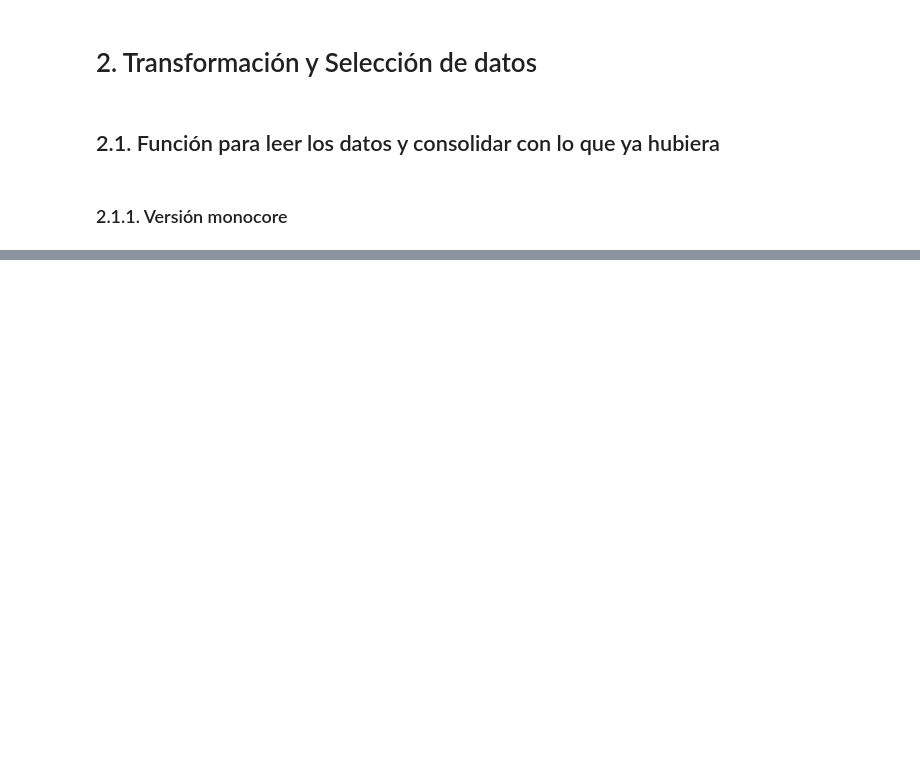
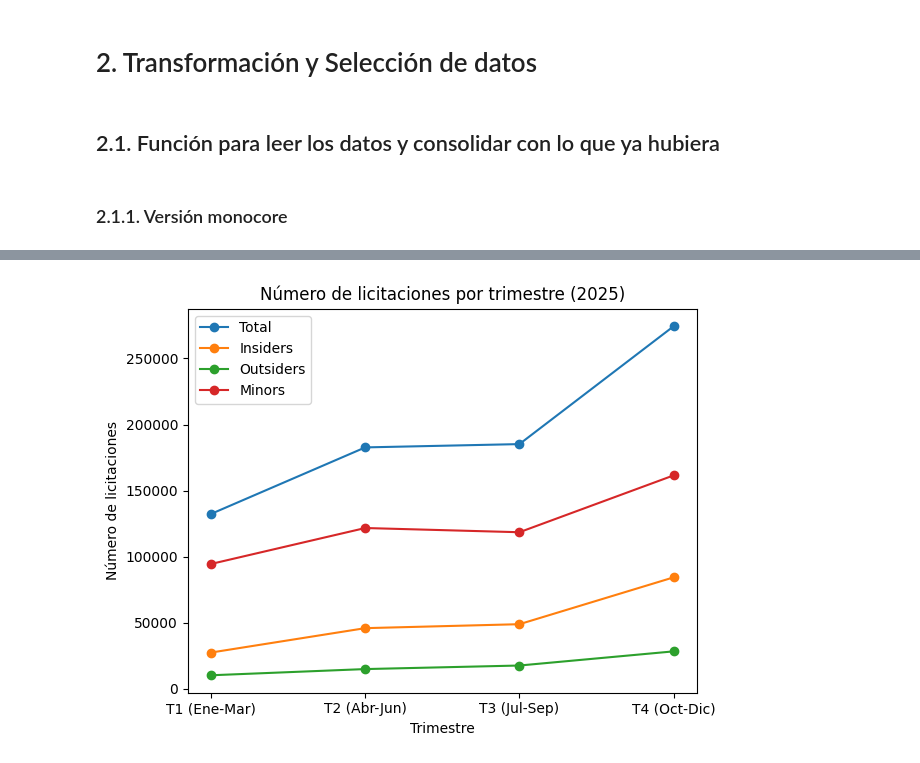
Before and after one commit to jeroarenas/PLACEingest, a Jupyter notebook: PLACE_analysis.ipynb, the cells around one changed output, grey strips where cells are left out. Saved outputs shown, nothing was run; the diff lists cells and outputs as text; code cells hidden in the pictures; blank space fills up the shorter version.

```diff
--- a/PLACE_analysis.ipynb
+++ b/PLACE_analysis.ipynb
@@ -2405,0 +1833,23 @@ Index(['id', 'link', 'summary', 'objective', 'updated', 'expedient',
+# %%
+def agregados_trimestre(df):
+    agg = (
+        df.dropna(subset=["trimestre"])
+          .groupby(["year", "trimestre"])
+          .agg(
+              n_licitaciones=("id", "count"),
+              importe_sin_iva=("presupuesto_sin_iva", "sum")
+          )
+          .reset_index()
+          .sort_values(["year", "trimestre"])
+    )
+    return agg
+
+agg_total = agregados_trimestre(df_all)
+agg_in = agregados_trimestre(df_in)
+agg_out = agregados_trimestre(df_out)
+agg_min = agregados_trimestre(df_min)
+
+print("TOTAL\n", agg_total.head())
+print("INSIDERS\n", agg_in.head())
+print("OUTSIDERS\n", agg_out.head())
+print("MINORS\n", agg_min.head())
@@ -2405,0 +1874,22 @@ Index(['id', 'link', 'summary', 'objective', 'updated', 'expedient',
+# %%
+agg_total_2025 = agg_total[agg_total["year"] == 2025]
+agg_in_2025 = agg_in[agg_in["year"] == 2025]
+agg_out_2025 = agg_out[agg_out["year"] == 2025]
+agg_min_2025 = agg_min[agg_min["year"] == 2025]
+# %%
+import matplotlib.pyplot as plt
+
+plt.figure()
+plt.plot(agg_total_2025["trimestre"], agg_total_2025["n_licitaciones"], marker="o")
+plt.plot(agg_in_2025["trimestre"], agg_in_2025["n_licitaciones"], marker="o")
+plt.plot(agg_out_2025["trimestre"], agg_out_2025["n_licitaciones"], marker="o")
+plt.plot(agg_min_2025["trimestre"], agg_min_2025["n_licitaciones"], marker="o")
+
+plt.title("Número de licitaciones por trimestre (2025)")
+plt.xlabel("Trimestre")
+plt.ylabel("Número de licitaciones")
+plt.legend(["Total", "Insiders", "Outsiders", "Minors"])
+plt.tight_layout()
+plt.show()
+# %% [output]
+[figure, added]
```
Also changed, not shown: parts of 105 cells of this notebook.
